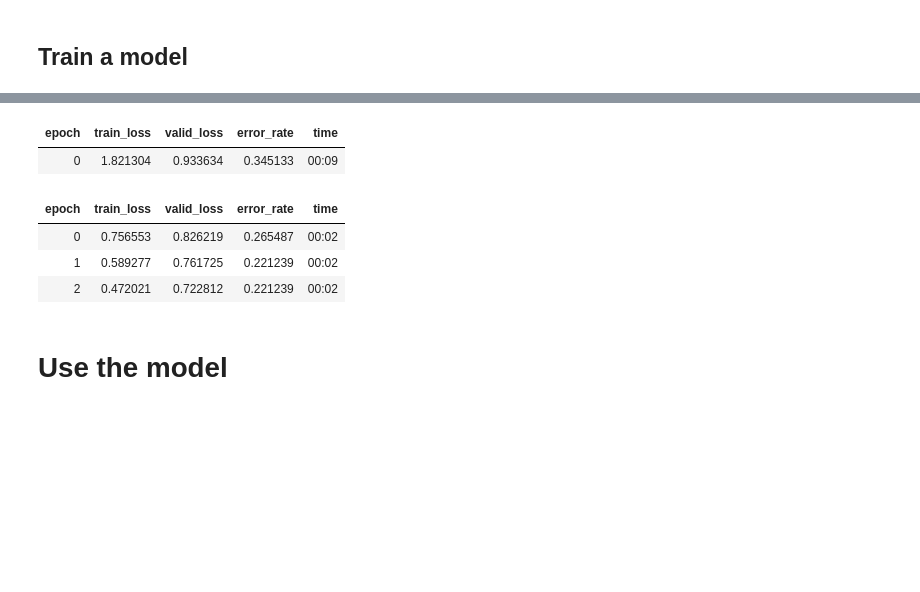
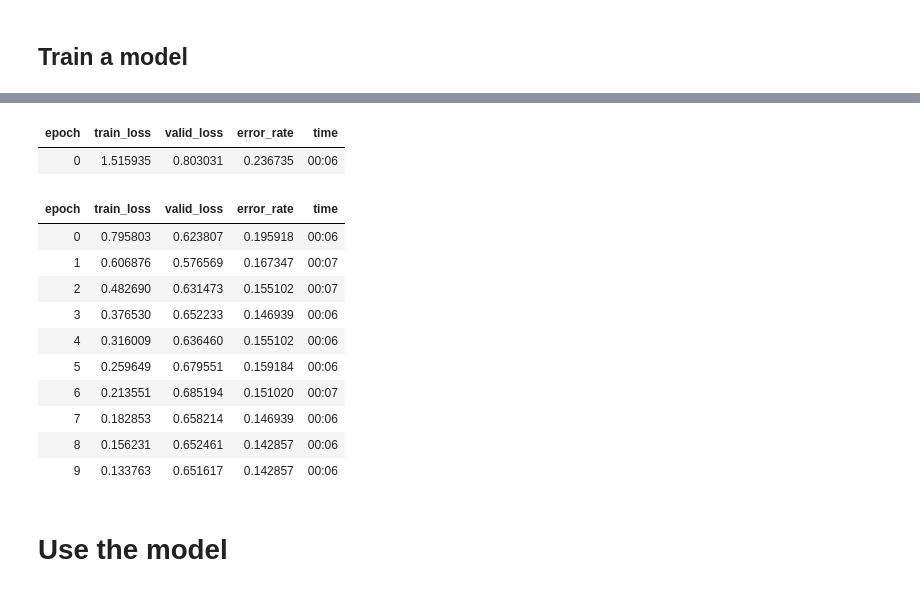
Before and after one commit to RobTheOceanographer/FastClouds, a Jupyter notebook: fastclouds.ipynb, the cells around one changed output, grey strips where cells are left out. Saved outputs shown, nothing was run; the diff lists cells and outputs as text; code cells hidden in the pictures; blank space fills up the shorter version.

```diff
--- a/fastclouds.ipynb
+++ b/fastclouds.ipynb
@@ -120,5 +102,5 @@ dls.show_batch(max_n=6)
 learn = vision_learner(dls, resnet18, metrics=error_rate)
 # resnet18, resnet34, resnet50, resnet101, resnet152
 # densenet121, densenet169, densenet201, densenet161
-learn.fine_tune(3)
+learn.fine_tune(10)
 # %% [output]
@@ -126,9 +107,16 @@ Downloading: "https://download.pytorch.org/models/resnet18-f37072fd.pth" to /roo
 | epoch | train_loss | valid_loss | error_rate | time |
-| 0 | 1.821304 | 0.933634 | 0.345133 | 00:09 |
+| 0 | 1.515935 | 0.803031 | 0.236735 | 00:06 |
 | epoch | train_loss | valid_loss | error_rate | time |
-| 0 | 0.756553 | 0.826219 | 0.265487 | 00:02 |
-| 1 | 0.589277 | 0.761725 | 0.221239 | 00:02 |
-| 2 | 0.472021 | 0.722812 | 0.221239 | 00:02 |
+| 0 | 0.795803 | 0.623807 | 0.195918 | 00:06 |
+| 1 | 0.606876 | 0.576569 | 0.167347 | 00:07 |
+| 2 | 0.482690 | 0.631473 | 0.155102 | 00:07 |
+| 3 | 0.376530 | 0.652233 | 0.146939 | 00:06 |
+| 4 | 0.316009 | 0.636460 | 0.155102 | 00:06 |
+| 5 | 0.259649 | 0.679551 | 0.159184 | 00:06 |
+| 6 | 0.213551 | 0.685194 | 0.151020 | 00:07 |
+| 7 | 0.182853 | 0.658214 | 0.146939 | 00:06 |
+| 8 | 0.156231 | 0.652461 | 0.142857 | 00:06 |
+| 9 | 0.133763 | 0.651617 | 0.142857 | 00:06 |
 # %% [markdown]
 # Use the model
 # %%
```
Also changed, not shown: parts of 12 cells of this notebook.
